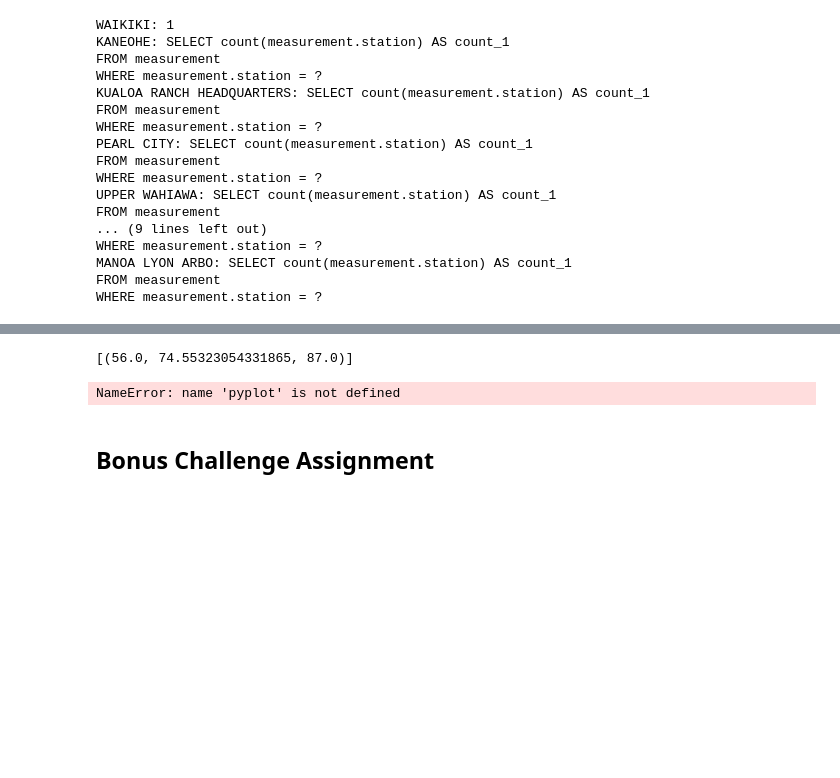
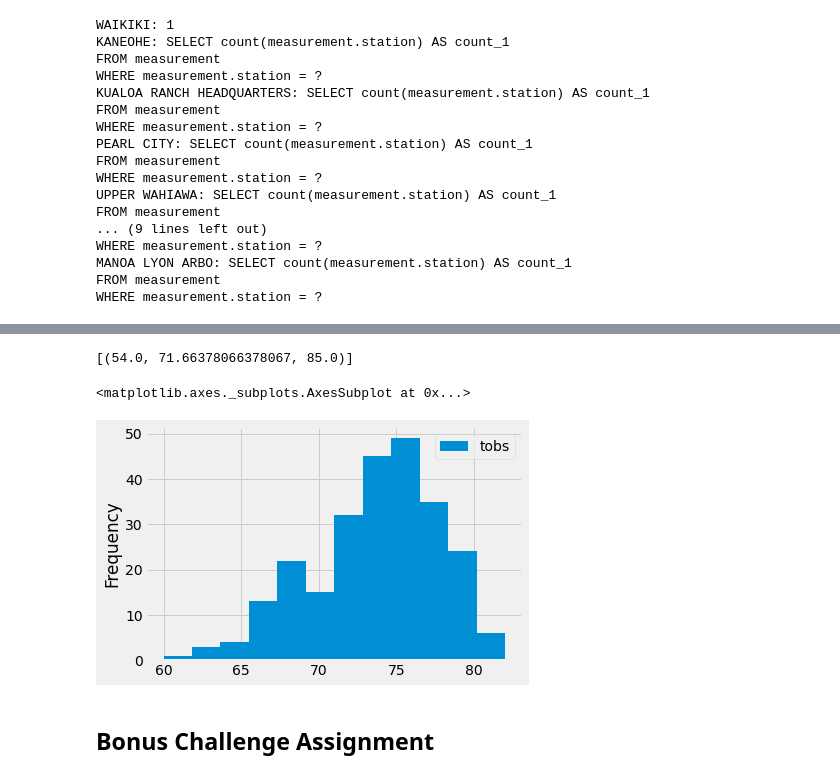
Before and after one commit to DanicaTiegs/sqlalchemy-challenge, a Jupyter notebook: Climate Starter.ipynb, the cells around one changed output, grey strips where cells are left out. Drawn from its saved outputs; the diff is of its cells as text; code cells hidden in the pictures; blank space fills up the shorter version.

```diff
--- a/Climate Starter.ipynb
+++ b/Climate Starter.ipynb
@@ -243,24 +257,29 @@ KANEOHE
 # highest temperature recorded, and average temperature of the most active station?
 
 sel = [func.min(Measurement.tobs), func.avg(Measurement.tobs), func.max(Measurement.tobs)]
-session.query(*sel).filter(Measurement.station == 'USC00519397').all()
+session.query(*sel).filter(Measurement.station == 'USC00519281').all()
 # %% [output]
-[(56.0, 74.55323054331865, 87.0)]
+[(54.0, 71.66378066378067, 85.0)]
 # %%
 # Choose the station with the highest number of temperature observations.
 # Query the last 12 months of temperature observation data for this station and plot the results as a histogram
 
-results = session.query(Measurement.station, Measurement.date, Measurement.tobs).\
-filter(Measurement.station == 'USC00513117').\
+results = session.query(Measurement.tobs).\
+filter(Measurement.station == 'USC00519281').\
 filter(Measurement.date > date).filter(Measurement.prcp).all()
 
 results
 
-matplotlib.pyplot.hist(x = 'tobs', bins=None, range=None, density=False, weights=None, cumulative=False,
-                       bottom=None, histtype='bar', align='mid', orientation='vertical', rwidth=None,
-                       log=False, color=None, label=None, stacked=False, data=None)
+tobs_df = pd.DataFrame(results, columns=['tobs'])
+
+#tobs_df.set_index('date', inplace=True)
+
+tobs_df
+
+tobs_df.plot.hist(bins=12)
 # %% [output]
-NameError: name 'pyplot' is not defined
+<matplotlib.axes._subplots.AxesSubplot at 0x...>
+[figure, added]
 # %% [markdown]
 ## Bonus Challenge Assignment
 # %%
```
Also changed, not shown: parts of 4 cells of this notebook, 1 other file.
